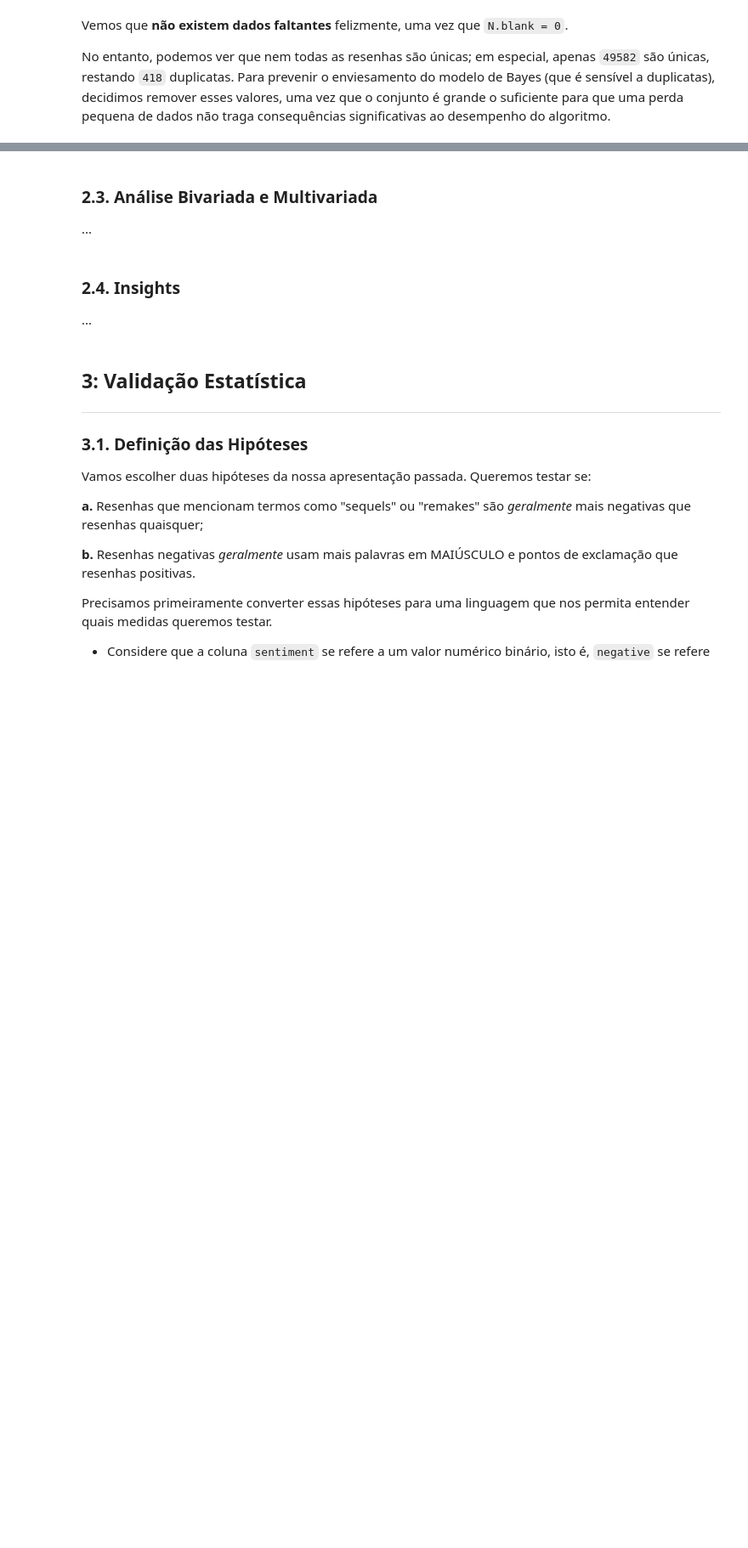
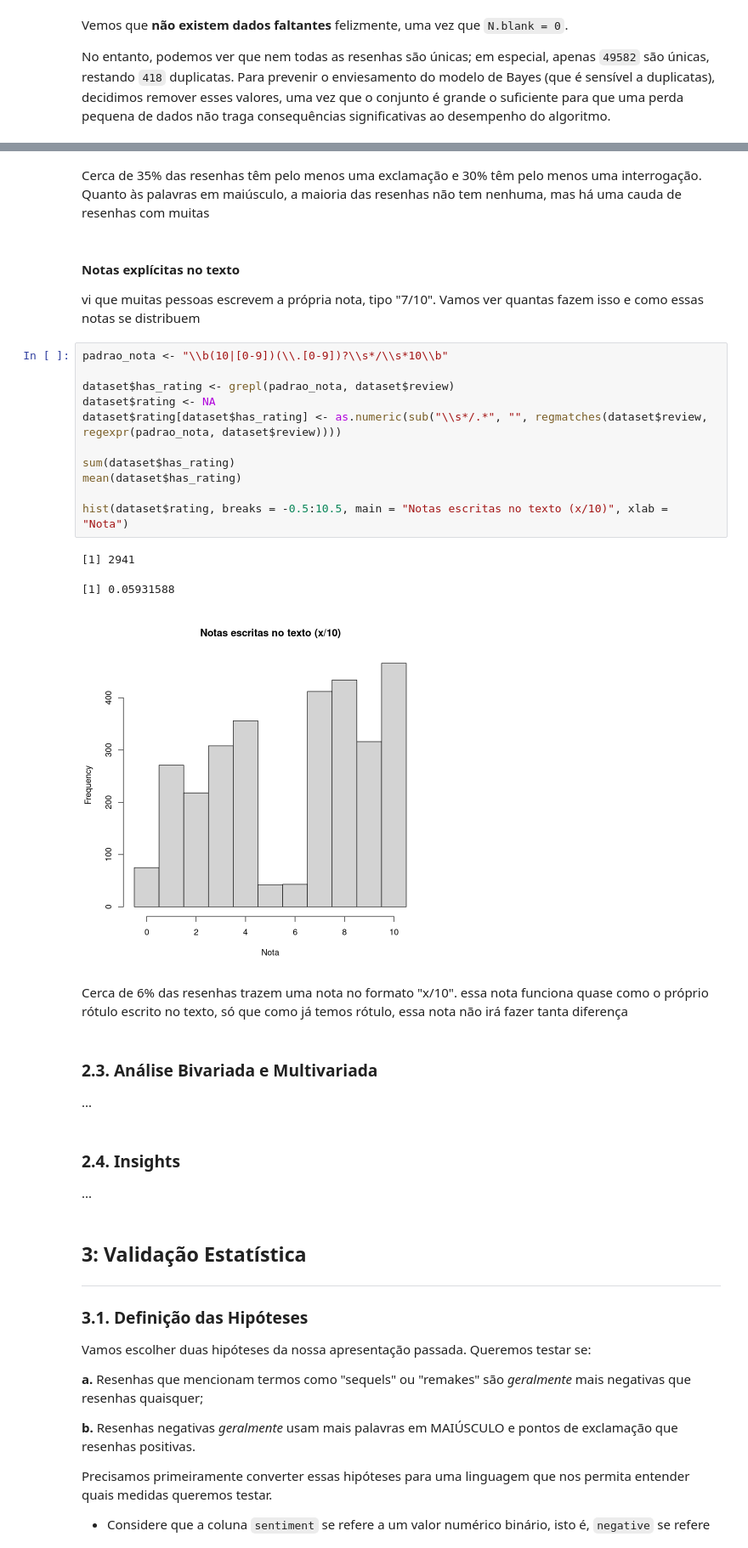
Before and after one commit to AmandaTrinity/estatistica, a Jupyter notebook: main.ipynb, the cells around one changed output, grey strips where cells are left out. Shown at 85% size. Drawn from its saved outputs; the diff is of its cells as text; blank space fills up the shorter version.

```diff
--- a/main.ipynb
+++ b/main.ipynb
@@ -94,3 +157,26 @@ summary(dataset)
+# %% [markdown]
+Cerca de 35% das resenhas têm pelo menos uma exclamação e 30% têm pelo menos uma interrogação. Quanto às palavras em maiúsculo, a maioria das resenhas não tem nenhuma, mas há uma cauda de resenhas com muitas
+# %% [markdown]
+#### Notas explícitas no texto
+
+vi que muitas pessoas escrevem a própria nota, tipo "7/10". Vamos ver quantas fazem isso e como essas notas se distribuem
+# %%
+padrao_nota <- "\\b(10|[0-9])(\\.[0-9])?\\s*/\\s*10\\b"
+
+dataset$has_rating <- grepl(padrao_nota, dataset$review)
+dataset$rating <- NA
+dataset$rating[dataset$has_rating] <- as.numeric(sub("\\s*/.*", "", regmatches(dataset$review, regexpr(padrao_nota, dataset$review))))
+
+sum(dataset$has_rating)
+mean(dataset$has_rating)
+
+hist(dataset$rating, breaks = -0.5:10.5, main = "Notas escritas no texto (x/10)", xlab = "Nota")
+# %% [output]
+[1] 2941
+[1] 0.05931588
+[figure, added]
+# %% [markdown]
+Cerca de 6% das resenhas trazem uma nota no formato "x/10". essa nota funciona quase como o próprio rótulo escrito no texto, só que como já temos rótulo, essa nota não irá fazer tanta diferença
 # %% [markdown]
 ### 2.3. Análise Bivariada e Multivariada
 
```
Also changed, not shown: parts of 17 cells of this notebook.
